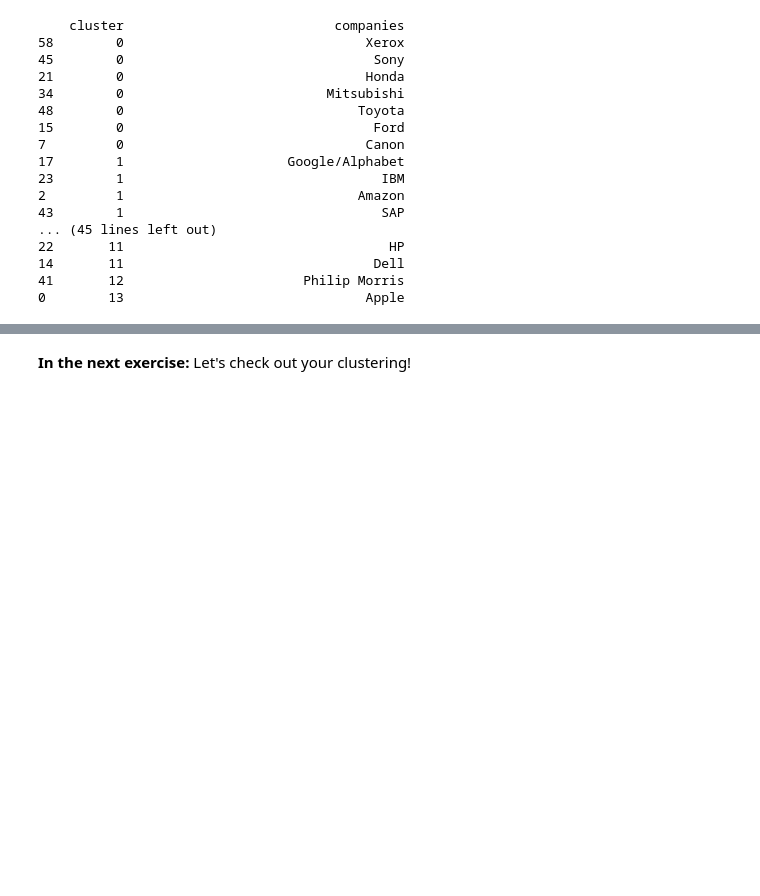
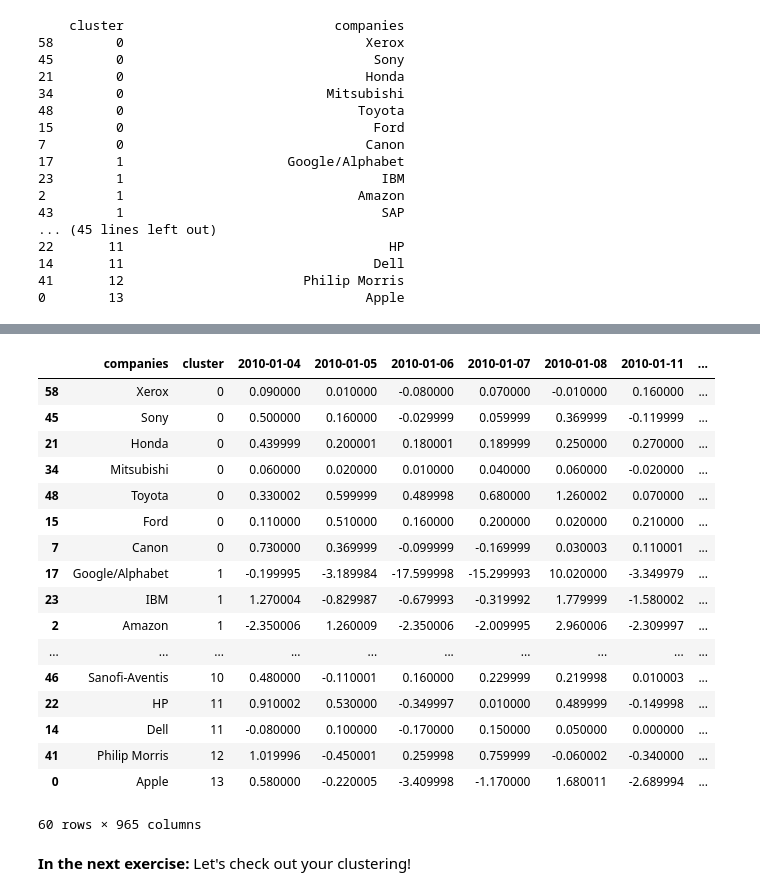
Before and after one commit to jasonlow34/exercisegit, a Jupyter notebook: Week6Exercises/W6 - Exercise 2 - Clustering_stocks_using_kmeans.ipynb, the cells around one changed output, grey strips where cells are left out. Saved outputs shown, nothing was run; the diff lists cells and outputs as text; code cells hidden in the pictures; blank space fills up the shorter version.

```diff
--- a/Week6Exercises/W6 - Exercise 2 - Clustering_stocks_using_kmeans.ipynb
+++ b/Week6Exercises/W6 - Exercise 2 - Clustering_stocks_using_kmeans.ipynb
@@ -92,5 +92,3 @@ print(df.sort_values('cluster'))
 14       11                                Dell
 41       12                       Philip Morris
 0        13                               Apple
-# %%
-df = pd.DataFrame({'cluster': cluster, 'companies': companies, 'movements': movements})
@@ -98,0 +114,27 @@ Exception: Data must be 1-dimensional
+# %%
+# Merger cluster back to stocks_df
+
+new_stocks_df = df.merge(stocks_df, on=[stocks_df.index,df['companies']])
+del new_stocks_df['key_0']
+del new_stocks_df['key_1']
+# %%
+new_stocks_df.sort_values(by=['cluster'])
+# %% [output]
+|  | companies | cluster | 2010-01-04 | 2010-01-05 | 2010-01-06 | 2010-01-07 | 2010-01-08 | 2010-01-11 | ... |
+| 58 | Xerox | 0 | 0.090000 | 0.010000 | -0.080000 | 0.070000 | -0.010000 | 0.160000 | ... |
+| 45 | Sony | 0 | 0.500000 | 0.160000 | -0.029999 | 0.059999 | 0.369999 | -0.119999 | ... |
+| 21 | Honda | 0 | 0.439999 | 0.200001 | 0.180001 | 0.189999 | 0.250000 | 0.270000 | ... |
+| 34 | Mitsubishi | 0 | 0.060000 | 0.020000 | 0.010000 | 0.040000 | 0.060000 | -0.020000 | ... |
+| 48 | Toyota | 0 | 0.330002 | 0.599999 | 0.489998 | 0.680000 | 1.260002 | 0.070000 | ... |
+| 15 | Ford | 0 | 0.110000 | 0.510000 | 0.160000 | 0.200000 | 0.020000 | 0.210000 | ... |
+| 7 | Canon | 0 | 0.730000 | 0.369999 | -0.099999 | -0.169999 | 0.030003 | 0.110001 | ... |
+| 17 | Google/Alphabet | 1 | -0.199995 | -3.189984 | -17.599998 | -15.299993 | 10.020000 | -3.349979 | ... |
+| 23 | IBM | 1 | 1.270004 | -0.829987 | -0.679993 | -0.319992 | 1.779999 | -1.580002 | ... |
+| 2 | Amazon | 1 | -2.350006 | 1.260009 | -2.350006 | -2.009995 | 2.960006 | -2.309997 | ... |
+| ... | ... | ... | ... | ... | ... | ... | ... | ... | ... |
+| 46 | Sanofi-Aventis | 10 | 0.480000 | -0.110001 | 0.160000 | 0.229999 | 0.219998 | 0.010003 | ... |
+| 22 | HP | 11 | 0.910002 | 0.530000 | -0.349997 | 0.010000 | 0.489999 | -0.149998 | ... |
+| 14 | Dell | 11 | -0.080000 | 0.100000 | -0.170000 | 0.150000 | 0.050000 | 0.000000 | ... |
+| 41 | Philip Morris | 12 | 1.019996 | -0.450001 | 0.259998 | 0.759999 | -0.060002 | -0.340000 | ... |
+| 0 | Apple | 13 | 0.580000 | -0.220005 | -3.409998 | -1.170000 | 1.680011 | -2.689994 | ... |
+60 rows × 965 columns
```
Also changed, not shown: parts of 6 cells of this notebook.
